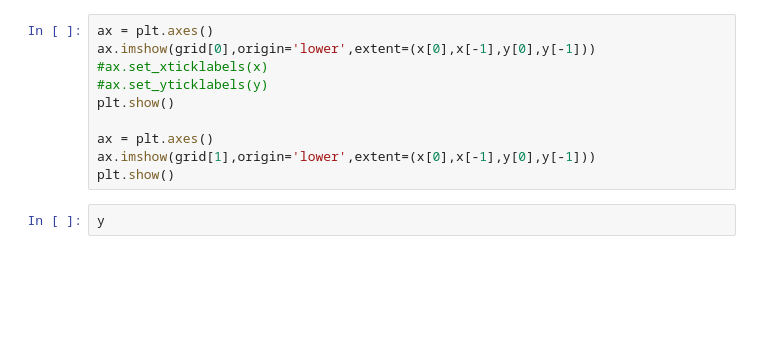
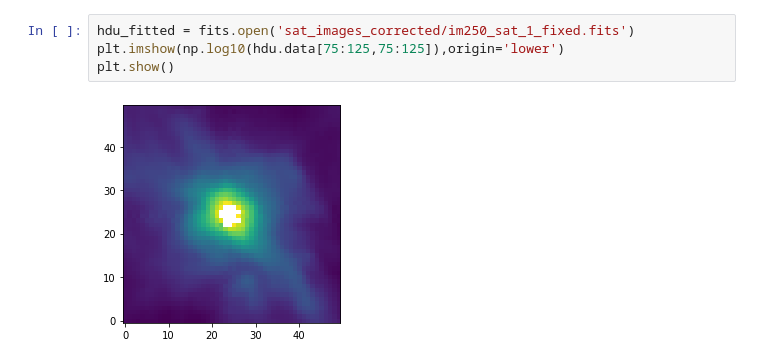
Before and after one commit to martimmcdc/2d-gaussian-fitting, a Jupyter notebook: Untitled.ipynb, the cells around one changed output. Drawn from its saved outputs; the diff is of its cells as text; blank space fills up the shorter version.

```diff
--- a/Untitled.ipynb
+++ b/Untitled.ipynb
@@ -108,12 +95,6 @@ MJDREF  =                  0.0 / [d] MJD of fiducial time
 # %%
-ax = plt.axes()
-ax.imshow(grid[0],origin='lower',extent=(x[0],x[-1],y[0],y[-1]))
-#ax.set_xticklabels(x)
-#ax.set_yticklabels(y)
+hdu_fitted = fits.open('sat_images_corrected/im250_sat_1_fixed.fits')
+plt.imshow(np.log10(hdu.data[75:125,75:125]),origin='lower')
 plt.show()
-
-ax = plt.axes()
-ax.imshow(grid[1],origin='lower',extent=(x[0],x[-1],y[0],y[-1]))
-plt.show()
+# %% [output]
+[figure, added]
-# %%
-y
```
Also changed, not shown: parts of 4 cells of this notebook, 5 other files.
